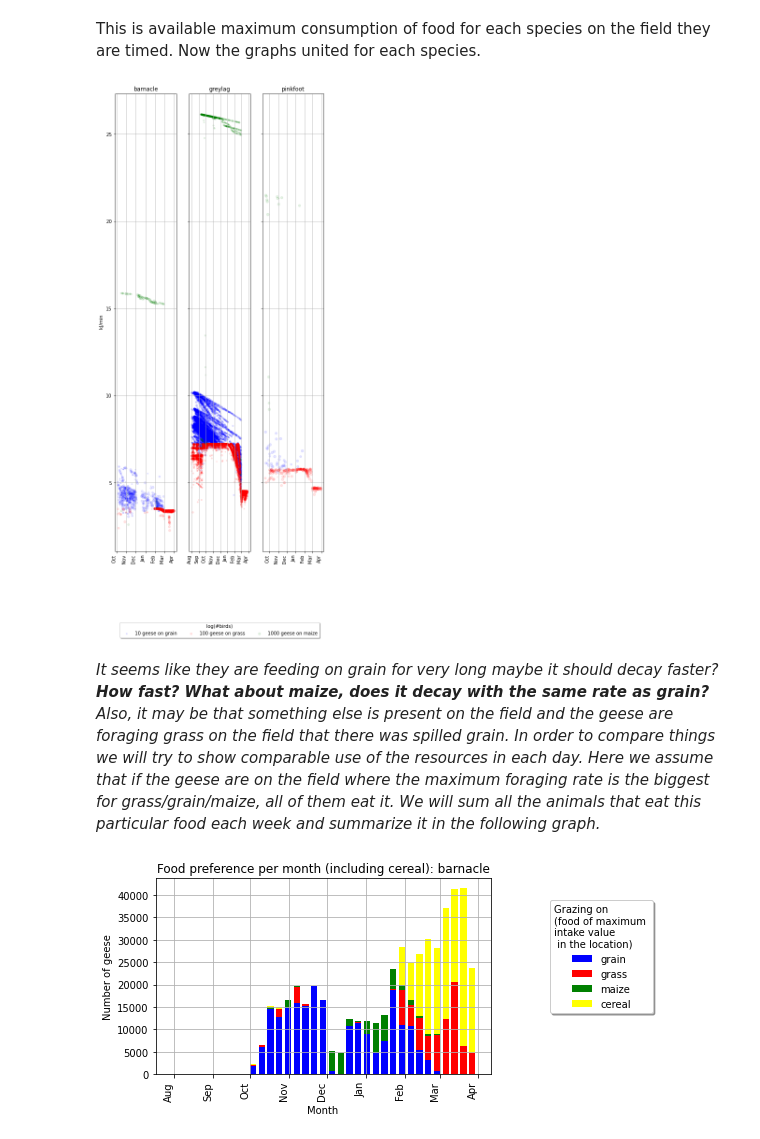
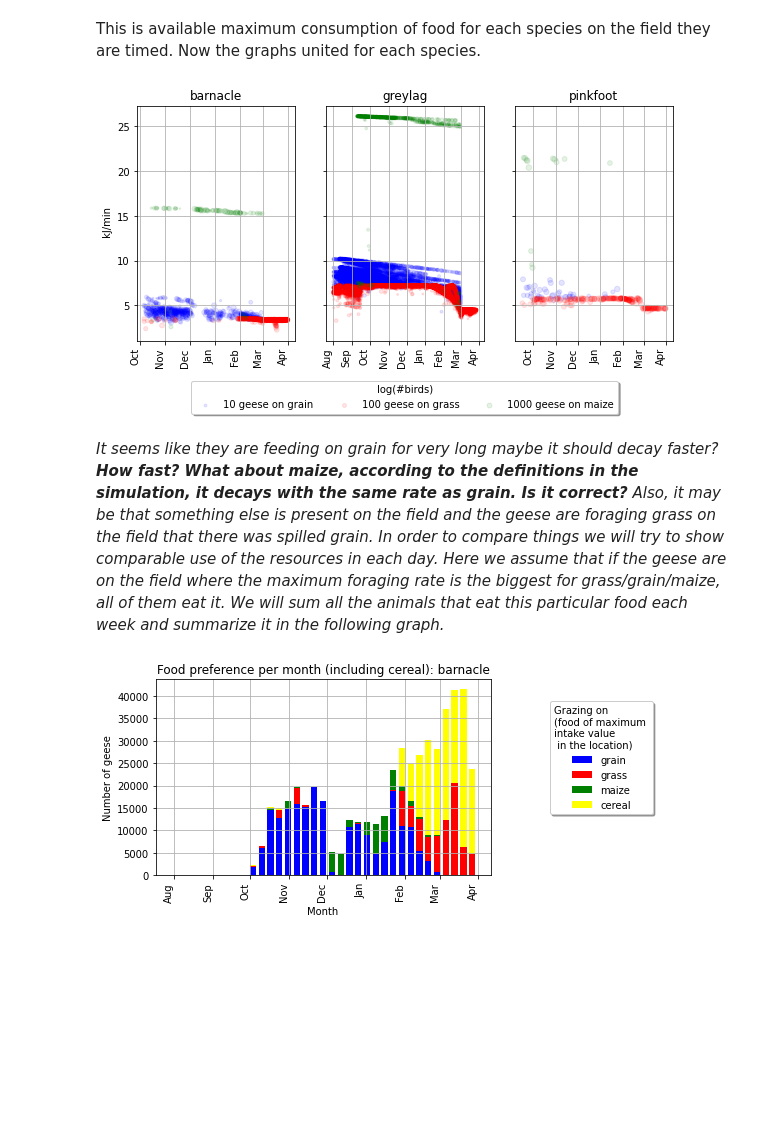
Before and after one commit to andrey-chu/almass_python_testing_mirror, a Jupyter notebook: Goose_test_notebook.ipynb, the cells around one changed output. Drawn from its saved outputs; the diff is of its cells as text; code cells hidden in the pictures; blank space fills up the shorter version.

```diff
--- a/Goose_test_notebook.ipynb
+++ b/Goose_test_notebook.ipynb
@@ -424,43 +424,43 @@ for i in range(3):
 # %% [markdown]
 This is available maximum consumption of food for each species on the field they are timed. Now the graphs united for each species.
 # %%
-fig4, ax4 = plt.subplots(1, 3, sharex='col', sharey='row', figsize=mpl.figure.figaspect(2.5)*2)
+fig4, ax4 = plt.subplots(1, 3, sharex='col', sharey='row', figsize=mpl.figure.figaspect(0.5)*1.2)
 
 months = mdates.MonthLocator()
 myFmt = mdates.DateFormatter('%b')
 # plt.sca()
 fig4.autofmt_xdate(rotation='vertical')
 colours = ['blue', 'red', 'green']
 for i in range(3):
     for j in range(3):
         ax4[j].xaxis.set_major_formatter(myFmt)
 
         ax4[j].grid()
 
 
         ax4[j].xaxis.set_minor_locator(months)
         ax4[j].xaxis_date()
 
         line1=ax4[j].scatter(x=species_foods_to_plot[species_names[j]][geese_foods[i]].iloc[:,0],
                     y=species_foods_to_plot[species_names[j]][geese_foods[i]].iloc[:,2], alpha=0.1,
                     s=np.log10(species_foods_to_plot[species_names[j]][geese_foods[i]].iloc[:,1])*8, color=colours[i])
         if j == 0:
             ax4[j].set_ylabel(species_foods_to_plot[species_names[j]][geese_foods[i]].columns.values[2])
         if i == 0:
             ax4[j].set_title(species_names[j])
         if j ==1:
             marker1 = ax4[j].scatter([],[], s=np.log10(10)*8, color='blue',alpha=0.1)
             marker2 = ax4[j].scatter([],[], s=np.log10(100)*8, color='red',alpha=0.1)
             marker3 = ax4[j].scatter([],[], s=np.log10(1000)*8, color='green',alpha=0.1)
             legend_markers = [marker1, marker2, marker3]
 
             labels1 = ["10 geese on grain","100 geese on grass","1000 geese on maize"]
             #ax[i,j].legend(*line1.legend_elements("sizes", num=6), loc='upper center', bbox_to_anchor=(0.5, -0.15),fancybox=True, shadow=True, ncol=5, title='log(#birds)')
             ax4[j].legend(handles=legend_markers, labels=labels1, loc='upper center', scatterpoints=1,bbox_to_anchor=(0.5, -0.15),fancybox=True, shadow=True, ncol=5, title='log(#birds)')
 # %% [output]
-[figure, old version]
+[figure, new version]
 # %% [markdown]
-*It seems like they are feeding on grain for very long maybe it should decay faster? __How fast? What about maize, does it decay with the same rate as grain?__ Also, it may be that something else is present on the field and the geese are foraging grass on the field that there was spilled grain. In order to compare things we will try to show comparable use of the resources in each day. Here we assume that if the geese are on the field where the maximum foraging rate is the biggest for grass/grain/maize, all of them eat it. We will sum all the animals that eat this particular food each week and summarize it in the following graph.*
+*It seems like they are feeding on grain for very long maybe it should decay faster? __How fast? What about maize, according to the definitions in the simulation, it decays with the same rate as grain. Is it correct?__  Also, it may be that something else is present on the field and the geese are foraging grass on the field that there was spilled grain. In order to compare things we will try to show comparable use of the resources in each day. Here we assume that if the geese are on the field where the maximum foraging rate is the biggest for grass/grain/maize, all of them eat it. We will sum all the animals that eat this particular food each week and summarize it in the following graph.*
 # %%
 forage_summary=forage_data_months_filtered.groupby(['weekdate', 'max_intake_source_barnacle',
                                                     'max_intake_source_greylag', 'max_intake_source_pinkfoot']).agg(
```
Also changed, not shown: parts of 4 cells of this notebook, 6 other files.
